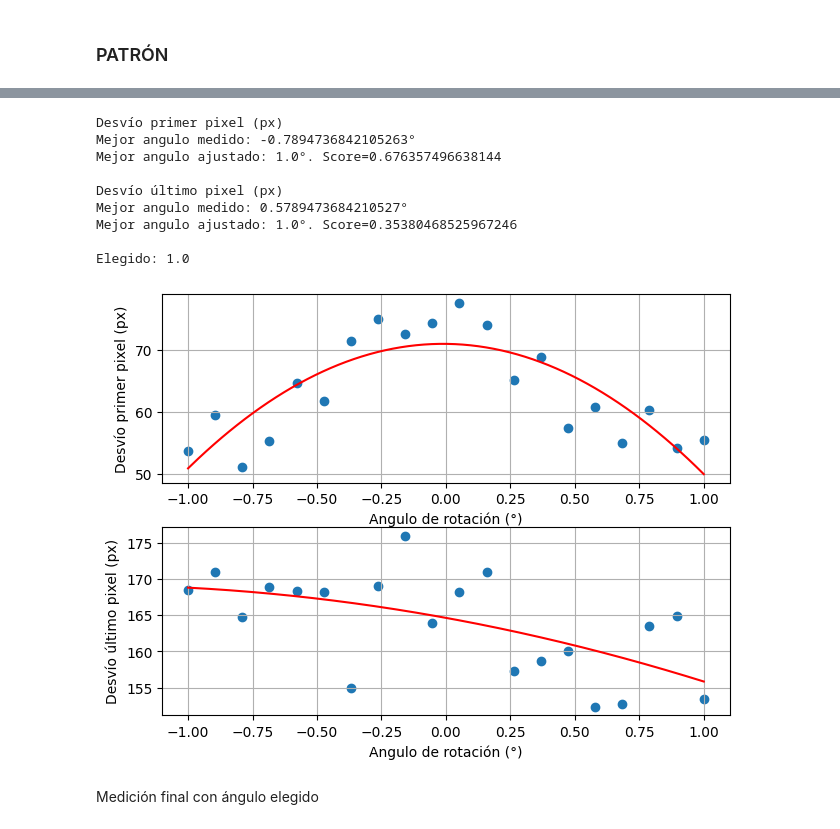
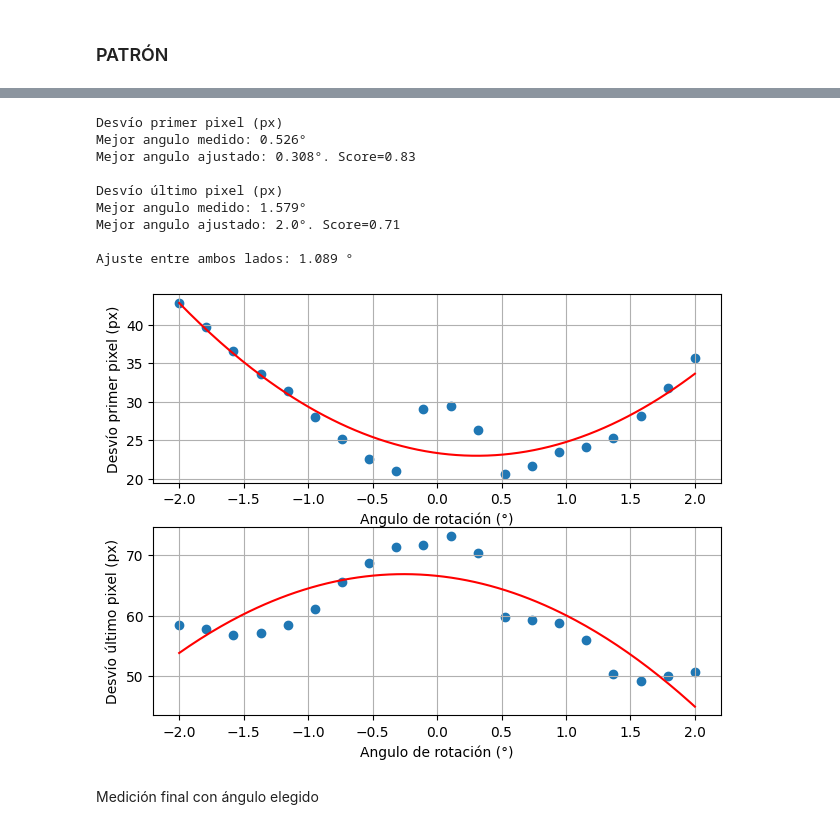
Before and after one commit to MartinMusumano/Medicion_lineas_RF, a Jupyter notebook: medicion_diametros.ipynb, the cells around one changed output, grey strips where cells are left out. Saved outputs shown, nothing was run; the diff lists cells and outputs as text; code cells hidden in the pictures.

```diff
--- a/medicion_diametros.ipynb
+++ b/medicion_diametros.ipynb
@@ -98,48 +145,0 @@ Se encontraron mejores resultados con el segundo método, que es el que se inclu
-# %%
-if ENDEREZAR:
-    # Generar vector de grados, si el mínimo de la curva se encuentra
-    # muy desplazado, volver a generarlo teniendo eso en cuenta.
-    grados = np.linspace(-1, 1, 20) # Válido para ángulos pequeños (pueden perderse los bordes al cortar, verificar)
-    results2 = []
-
-    for i,g in enumerate(grados):   # Verifica uno a uno los ángulos
-        img = rotate_and_cut(patron, g)  # Rota la imagen g grados
-        if CANNY:
-            edges = Canny_Edges(img, th1_pat, th2_pat, l2g, bs)    #Deteccion de bordes
-        else:
-            edges = Thresholding(img, th1_pat, th2_pat)
-
-        # Mide todos los primeros y últimos pixeles
-        firsts = []
-        lasts = []
-        for row in edges:
-            f = first_pixel(row)
-            l = last_pixel(row)
-            if f:
-                firsts.append(f)
-            if l:
-                lasts.append(l)
-        results2.append( [np.std(firsts), np.std(lasts)])
-
-    results2 = np.array(results2)
-
-    # Ajuste y visualización
-    fig, ax = plt.subplots(2)
-    fig.tight_layout()
-    angulo1 = ridge_grados(grados, results2[:,0], 2, ax[0], label="Desvío primer pixel (px)")
-    angulo2 = ridge_grados(grados, results2[:,1], 2, ax[1], label="Desvío último pixel (px)")
-    angulo_elegido = (angulo1 + angulo2)/2
-    print("Elegido:", angulo_elegido)
-else:
-    angulo_elegido = 0
-# %% [output]
-Desvío primer pixel (px)
-Mejor angulo medido: -0.7894736842105263°
-Mejor angulo ajustado: 1.0°. Score=0.676357496638144
-
-Desvío último pixel (px)
-Mejor angulo medido: 0.5789473684210527°
-Mejor angulo ajustado: 1.0°. Score=0.35380468525967246
-
-Elegido: 1.0
-[figure, removed]
@@ -149,2 +146,26 @@ angulo_elegido = -0.5
+# %%
+# Generar vector de grados, si el mínimo de la curva se encuentra
+# muy desplazado, volver a generarlo teniendo eso en cuenta.
+grados = np.linspace(-2, 2, 20)
+
+if calcular_patron:
+    if ENDEREZAR:
+        if CANNY:
+            angulo_elegido = align(patron, grados, Canny_Edges, th1=th1_pat, th2=th2_pat, L2gradient=l2g, blur_size=bs)
+        else:
+            angulo_elegido = align(patron, grados, Thresholding, thresh=th1_pat, max_val=th2_pat)
+    else:
+        angulo_elegido = 0
+# %% [output]
+Desvío primer pixel (px)
+Mejor angulo medido: 0.526°
+Mejor angulo ajustado: 0.308°. Score=0.83
+
+Desvío último pixel (px)
+Mejor angulo medido: 1.579°
+Mejor angulo ajustado: 2.0°. Score=0.71
+
+Ajuste entre ambos lados: 1.089 °
+[figure, added]
 # %% [markdown]
 Medición final con ángulo elegido
```
Also changed, not shown: parts of 28 cells of this notebook, 1 other file.
